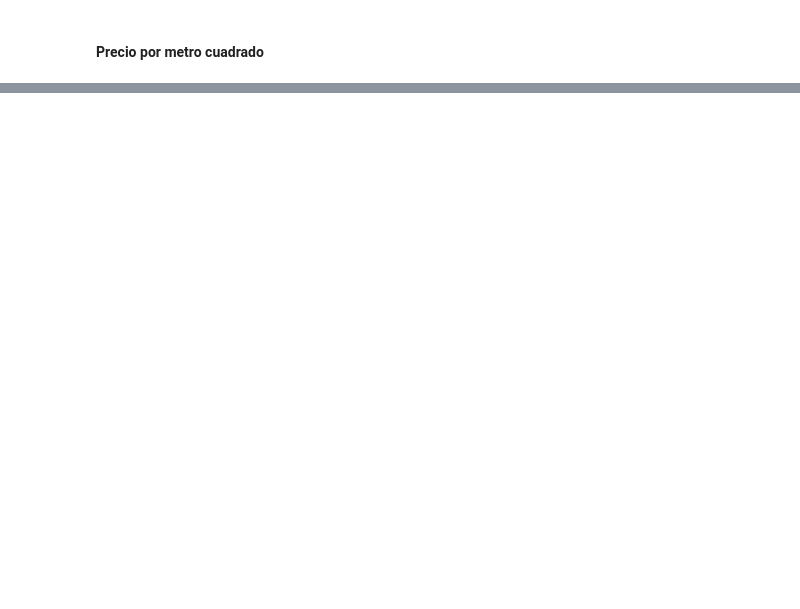
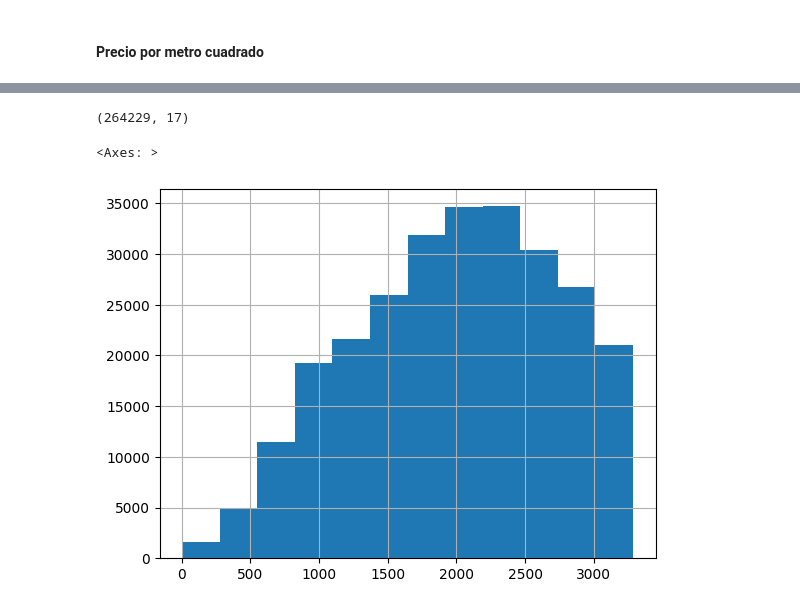
Before and after one commit to pythonpanama/pylearn-data-101, a Jupyter notebook: notebooks/PyLearn Data Course.ipynb, the cells around one changed output, grey strips where cells are left out. Drawn from its saved outputs; the diff is of its cells as text; code cells hidden in the pictures; blank space fills up the shorter version.

```diff
--- a/notebooks/PyLearn Data Course.ipynb
+++ b/notebooks/PyLearn Data Course.ipynb
@@ -385,0 +412,11 @@ print(extreme_price_x_m2.shape)
+# %%
+df = df.drop(extreme_price_x_m2.index)
+# %%
+df.shape
+# %% [output]
+(264229, 17)
+# %%
+df['price_x_m2'].hist(bins=12)
+# %% [output]
+<Axes: >
+[figure, added]
```
Also changed, not shown: parts of 33 cells of this notebook.
